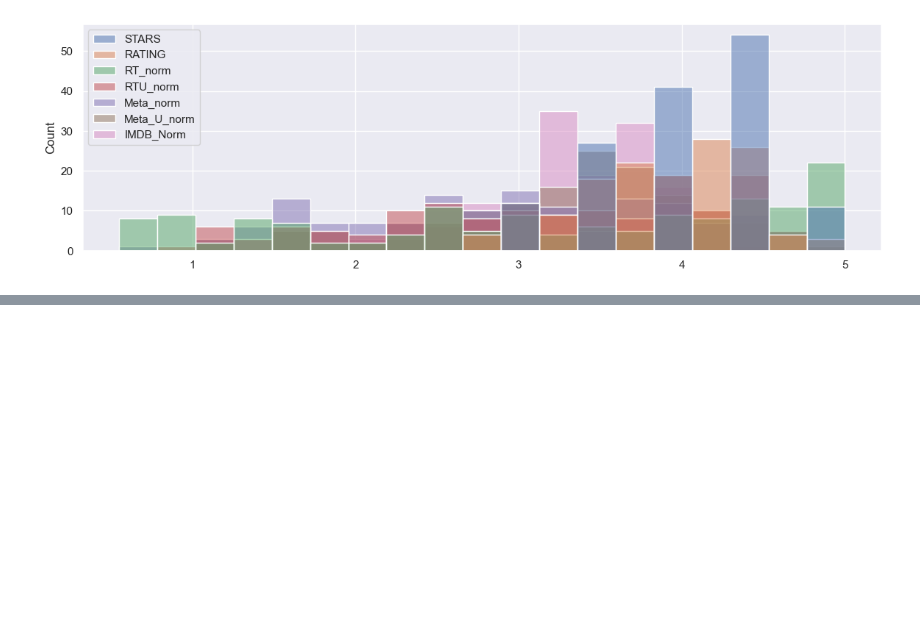
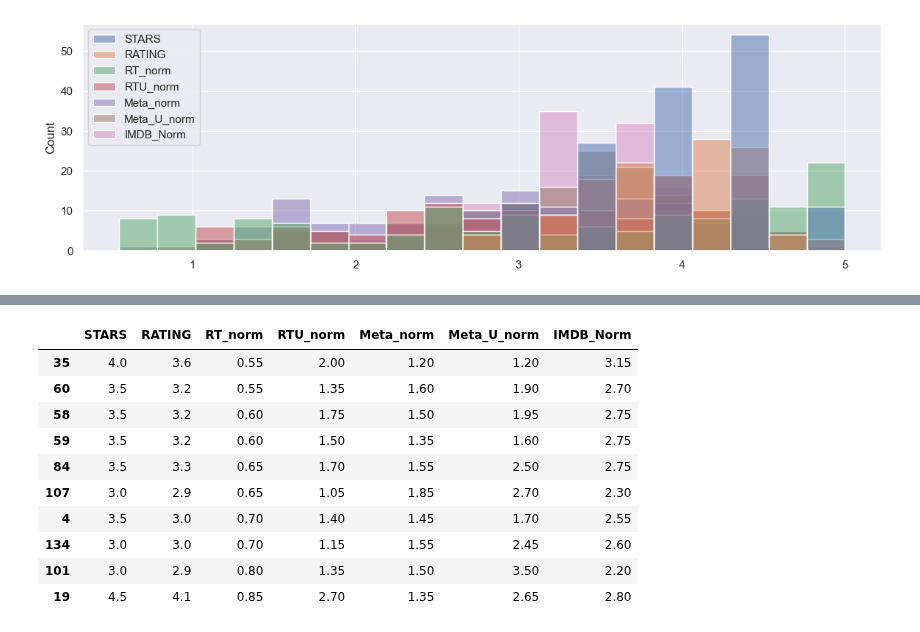
Before and after one commit to rohitcodism/ML-DS, a Jupyter notebook: Projects/Capstone-Project-1/capstone.ipynb, the cells around one changed output, grey strips where cells are left out. Cells and saved outputs as stored; diff of their text form; code cells hidden in the pictures; blank space fills up the shorter version.

```diff
--- a/Projects/Capstone-Project-1/capstone.ipynb
+++ b/Projects/Capstone-Project-1/capstone.ipynb
@@ -431,0 +482,14 @@ sns.histplot(data=finalNorm)
+# %%
+worstDf
+# %% [output]
+|  | STARS | RATING | RT_norm | RTU_norm | Meta_norm | Meta_U_norm | IMDB_Norm |
+| 35 | 4.0 | 3.6 | 0.55 | 2.00 | 1.20 | 1.20 | 3.15 |
+| 60 | 3.5 | 3.2 | 0.55 | 1.35 | 1.60 | 1.90 | 2.70 |
+| 58 | 3.5 | 3.2 | 0.60 | 1.75 | 1.50 | 1.95 | 2.75 |
+| 59 | 3.5 | 3.2 | 0.60 | 1.50 | 1.35 | 1.60 | 2.75 |
+| 84 | 3.5 | 3.3 | 0.65 | 1.70 | 1.55 | 2.50 | 2.75 |
+| 107 | 3.0 | 2.9 | 0.65 | 1.05 | 1.85 | 2.70 | 2.30 |
+| 4 | 3.5 | 3.0 | 0.70 | 1.40 | 1.45 | 1.70 | 2.55 |
+| 134 | 3.0 | 3.0 | 0.70 | 1.15 | 1.55 | 2.45 | 2.60 |
+| 101 | 3.0 | 2.9 | 0.80 | 1.35 | 1.50 | 3.50 | 2.20 |
+| 19 | 4.5 | 4.1 | 0.85 | 2.70 | 1.35 | 2.65 | 2.80 |
```
Also changed, not shown: parts of 22 cells of this notebook.
